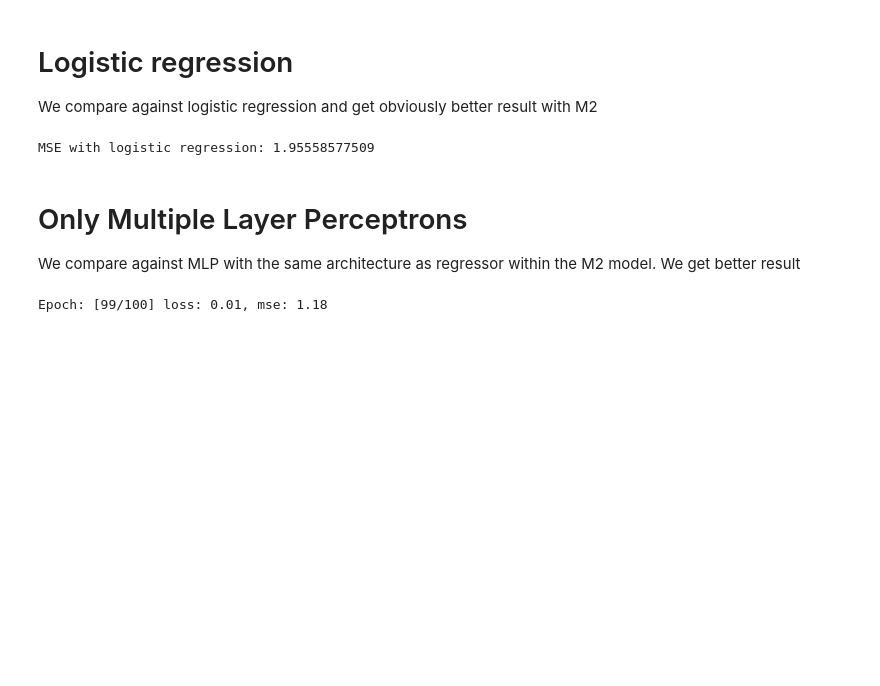
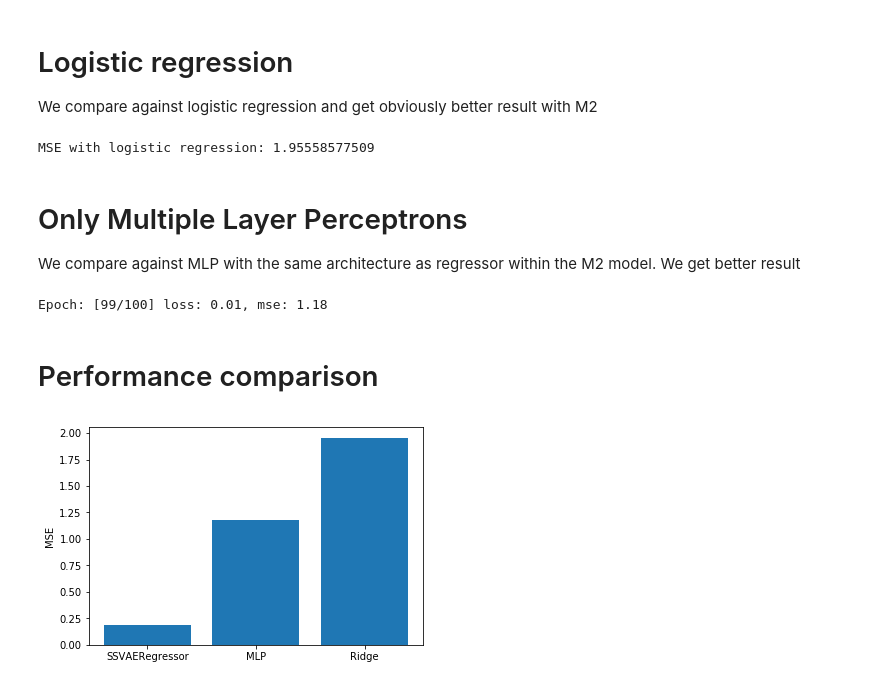
Before and after one commit to hiranumn/DLmodels, a Jupyter notebook: SemiSupervisedRegressionWithVAE/SSVAE_development.ipynb, the cells around one changed output. Saved outputs shown, nothing was run; the diff lists cells and outputs as text; code cells hidden in the pictures; blank space fills up the shorter version.

```diff
--- a/SemiSupervisedRegressionWithVAE/SSVAE_development.ipynb
+++ b/SemiSupervisedRegressionWithVAE/SSVAE_development.ipynb
@@ -212,3 +212,16 @@ model3 = MLP(verbose=False)
 model3.train(train_labeled, 100, test_data)
 # %% [output]
 Epoch: [99/100] loss: 0.01, mse: 1.18
+# %% [markdown]
+# Performance comparison
+# %%
+vals = [0.190, 1.180, 1.956]
+# %%
+plt.figure()
+plt.bar(range(3), vals)
+plt.xticks(range(3), ["SSVAERegressor", "MLP", "Ridge"])
+plt.ylabel("MSE")
+plt.savefig("performance.png")
+plt.show()
+# %% [output]
+[figure, added]
```
Also changed, not shown: 4 other files.
